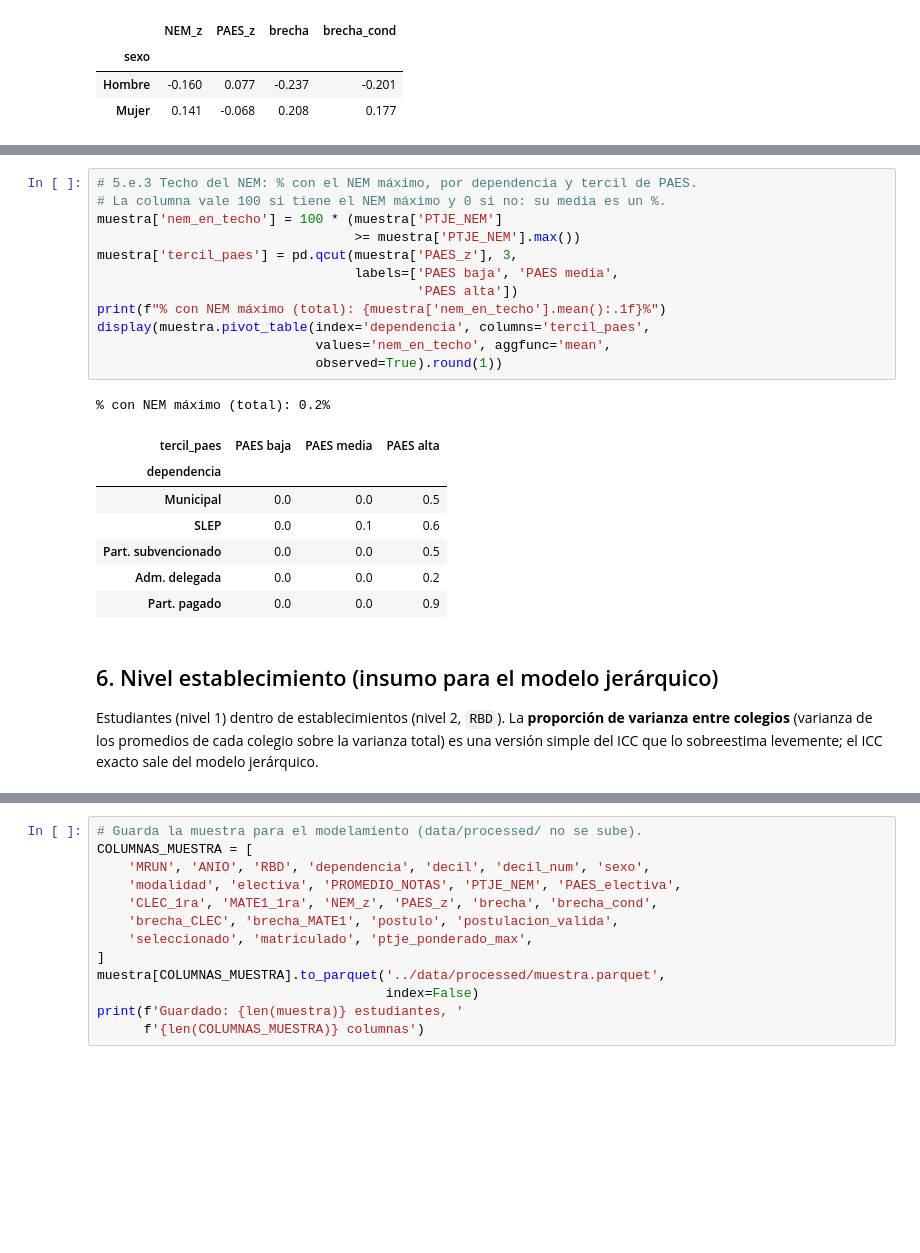
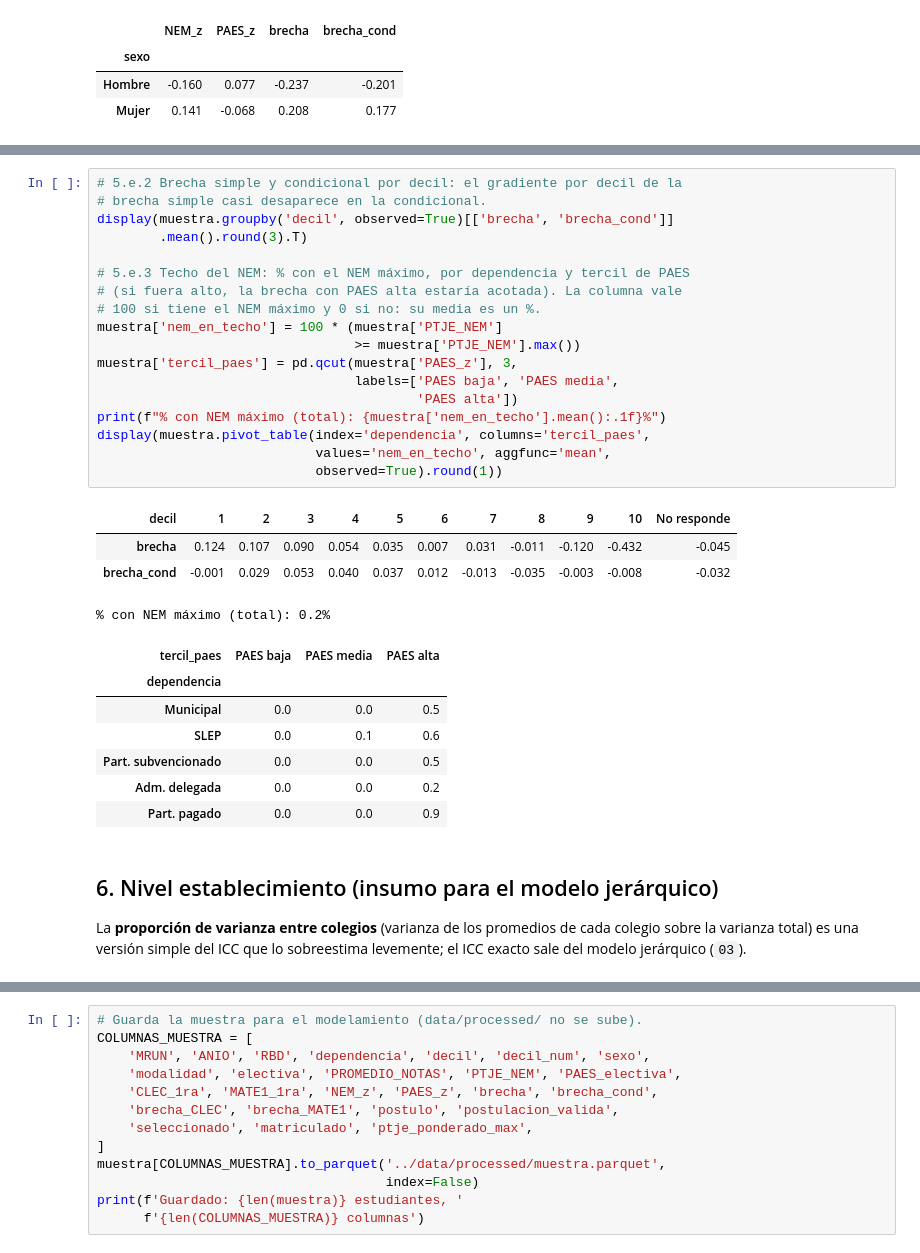
Before and after one commit to msegoviag2007/imt2200, a Jupyter notebook: notebooks/02_eda.ipynb, the cells around one changed output, grey strips where cells are left out. Drawn from its saved outputs; the diff is of its cells as text; blank space fills up the shorter version.

```diff
--- a/notebooks/02_eda.ipynb
+++ b/notebooks/02_eda.ipynb
@@ -584,29 +486,37 @@ mostrar('eda_5e2')
 # %%
-# 5.e.3 Techo del NEM: % con el NEM máximo, por dependencia y tercil de PAES.
-# La columna vale 100 si tiene el NEM máximo y 0 si no: su media es un %.
+# 5.e.2 Brecha simple y condicional por decil: el gradiente por decil de la
+# brecha simple casi desaparece en la condicional.
+display(muestra.groupby('decil', observed=True)[['brecha', 'brecha_cond']]
+        .mean().round(3).T)
+
+# 5.e.3 Techo del NEM: % con el NEM máximo, por dependencia y tercil de PAES
+# (si fuera alto, la brecha con PAES alta estaría acotada). La columna vale
+# 100 si tiene el NEM máximo y 0 si no: su media es un %.
 muestra['nem_en_techo'] = 100 * (muestra['PTJE_NEM']
                                  >= muestra['PTJE_NEM'].max())
 muestra['tercil_paes'] = pd.qcut(muestra['PAES_z'], 3,
                                  labels=['PAES baja', 'PAES media',
                                          'PAES alta'])
 print(f"% con NEM máximo (total): {muestra['nem_en_techo'].mean():.1f}%")
 display(muestra.pivot_table(index='dependencia', columns='tercil_paes',
                             values='nem_en_techo', aggfunc='mean',
                             observed=True).round(1))
 # %% [output]
+| decil | 1 | 2 | 3 | 4 | 5 | 6 | 7 | 8 | 9 | 10 | No responde |
+| brecha | 0.124 | 0.107 | 0.090 | 0.054 | 0.035 | 0.007 | 0.031 | -0.011 | -0.120 | -0.432 | -0.045 |
+| brecha_cond | -0.001 | 0.029 | 0.053 | 0.040 | 0.037 | 0.012 | -0.013 | -0.035 | -0.003 | -0.008 | -0.032 |
 % con NEM máximo (total): 0.2%
-| tercil_paes | PAES baja | PAES media | PAES alta |
-| dependencia |  |  |  |
-| Municipal | 0.0 | 0.0 | 0.5 |
-| SLEP | 0.0 | 0.1 | 0.6 |
-| Part. subvencionado | 0.0 | 0.0 | 0.5 |
-| Adm. delegada | 0.0 | 0.0 | 0.2 |
-| Part. pagado | 0.0 | 0.0 | 0.9 |
+| tercil_paes | PAES baja | PAES media | PAES alta |
+| dependencia |  |  |  |
+| Municipal | 0.0 | 0.0 | 0.5 |
+| SLEP | 0.0 | 0.1 | 0.6 |
+| Part. subvencionado | 0.0 | 0.0 | 0.5 |
+| Adm. delegada | 0.0 | 0.0 | 0.2 |
+| Part. pagado | 0.0 | 0.0 | 0.9 |
 # %% [markdown]
 ## 6. Nivel establecimiento (insumo para el modelo jerárquico)
 
-Estudiantes (nivel 1) dentro de establecimientos (nivel 2, `RBD`). La **proporción
-de varianza entre colegios** (varianza de los promedios de cada colegio sobre la
-varianza total) es una versión simple del ICC que lo sobreestima levemente; el ICC
-exacto sale del modelo jerárquico.
+La **proporción de varianza entre colegios** (varianza de los promedios de cada
+colegio sobre la varianza total) es una versión simple del ICC que lo sobreestima
+levemente; el ICC exacto sale del modelo jerárquico (`03`).
 # %%
```
Also changed, not shown: parts of 31 cells of this notebook, 11 other files.
